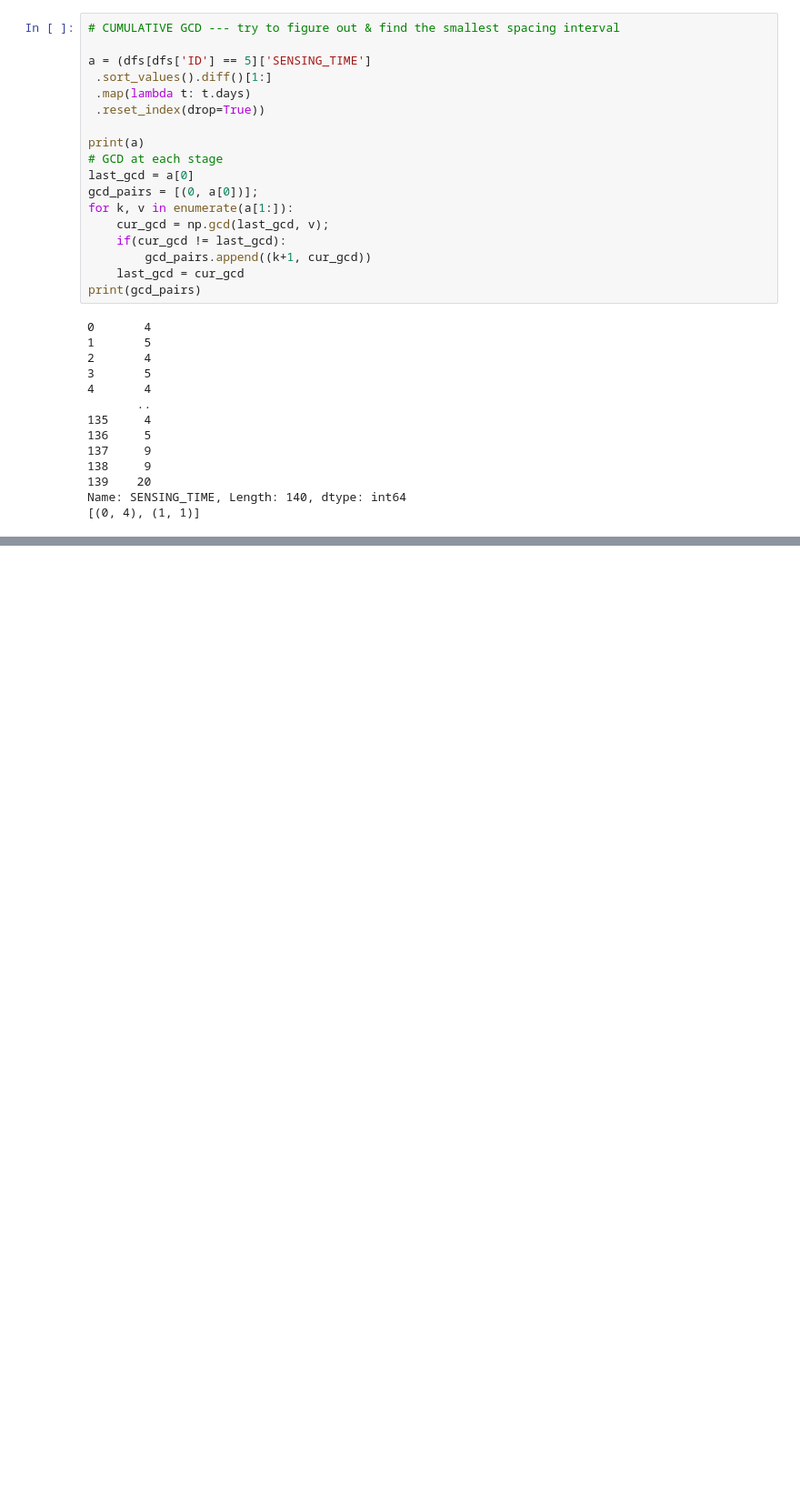
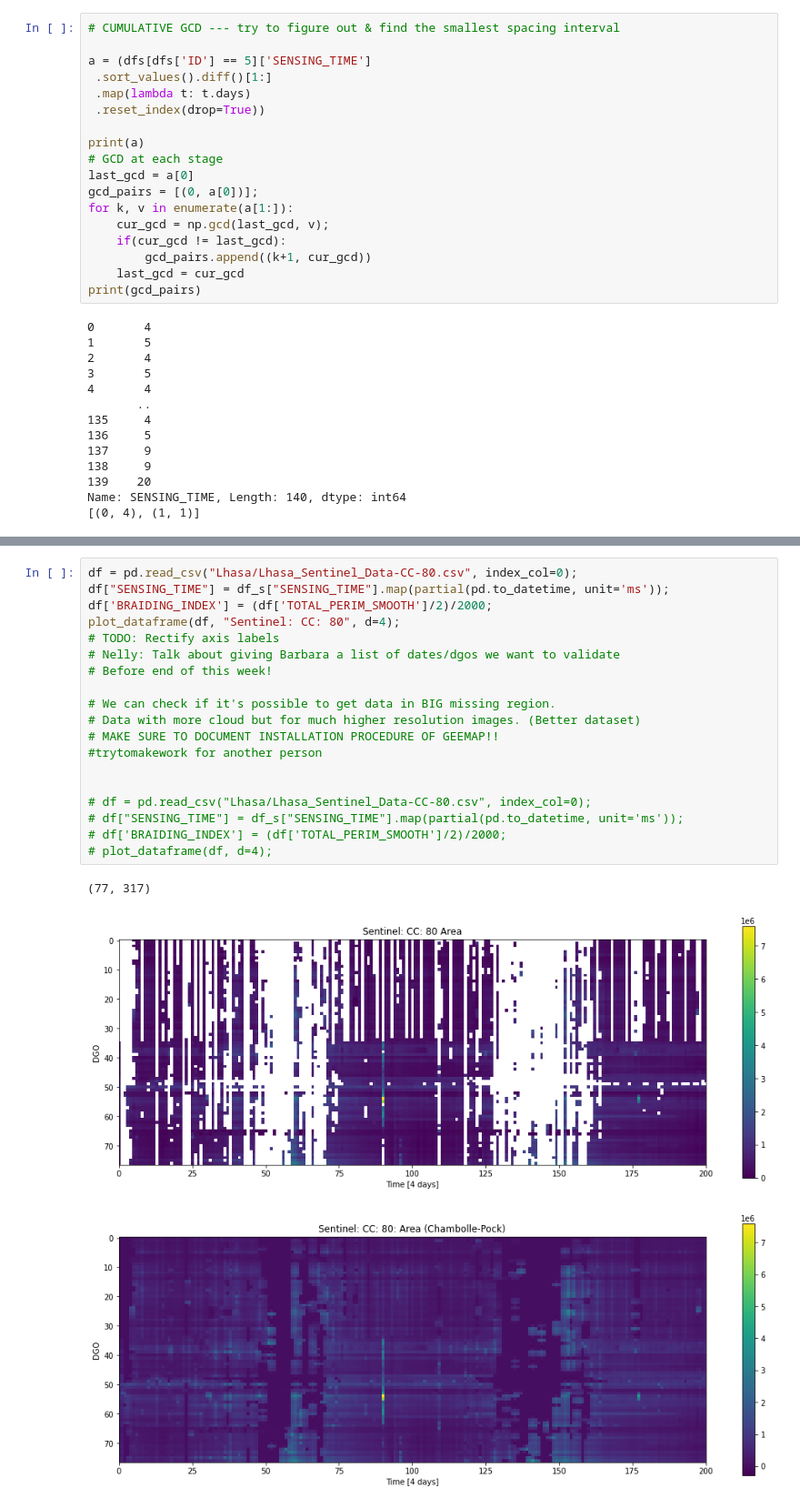
Before and after one commit to Skydive/ENS_M1_Stage_2022, a Jupyter notebook: EarthEngine/Process_Lhasa.ipynb, the cells around one changed output, grey strips where cells are left out. Shown at 91% size. Saved outputs shown, nothing was run; the diff lists cells and outputs as text; blank space fills up the shorter version.

```diff
--- a/EarthEngine/Process_Lhasa.ipynb
+++ b/EarthEngine/Process_Lhasa.ipynb
@@ -334,0 +293,23 @@ plt.title('Multiplicity');
+# %%
+df = pd.read_csv("Lhasa/Lhasa_Sentinel_Data-CC-80.csv", index_col=0);
+df["SENSING_TIME"] = df_s["SENSING_TIME"].map(partial(pd.to_datetime, unit='ms'));
+df['BRAIDING_INDEX'] = (df['TOTAL_PERIM_SMOOTH']/2)/2000;
+plot_dataframe(df, "Sentinel: CC: 80", d=4);
+# TODO: Rectify axis labels
+# Nelly: Talk about giving Barbara a list of dates/dgos we want to validate
+# Before end of this week!
+
+# We can check if it's possible to get data in BIG missing region.
+# Data with more cloud but for much higher resolution images. (Better dataset)
+# MAKE SURE TO DOCUMENT INSTALLATION PROCEDURE OF GEEMAP!!
+#trytomakework for another person
+
+
+# df = pd.read_csv("Lhasa/Lhasa_Sentinel_Data-CC-80.csv", index_col=0);
+# df["SENSING_TIME"] = df_s["SENSING_TIME"].map(partial(pd.to_datetime, unit='ms'));
+# df['BRAIDING_INDEX'] = (df['TOTAL_PERIM_SMOOTH']/2)/2000;
+# plot_dataframe(df, d=4);
+# %% [output]
+(77, 317)
+[figure, added]
+[figure, added]
```
Also changed, not shown: parts of 6 cells of this notebook, 3 other files.
